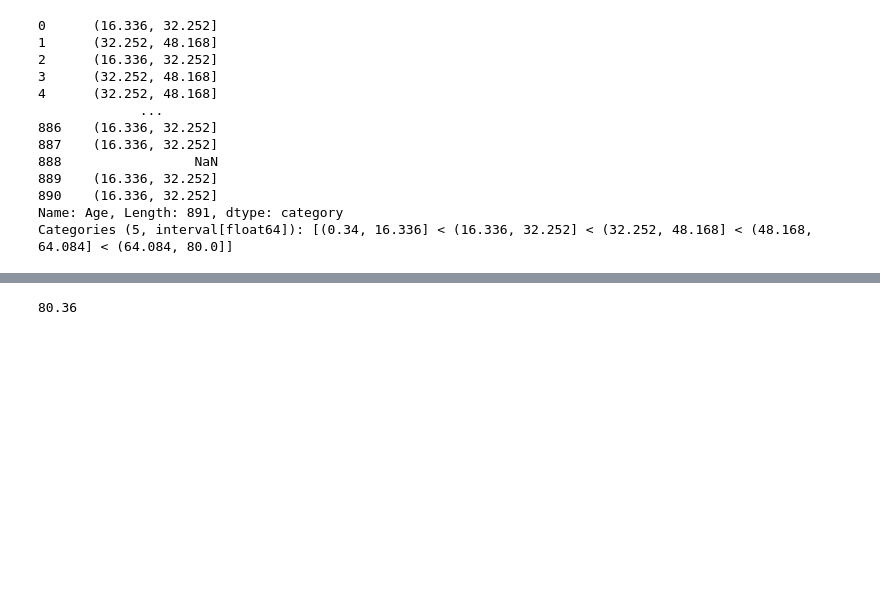
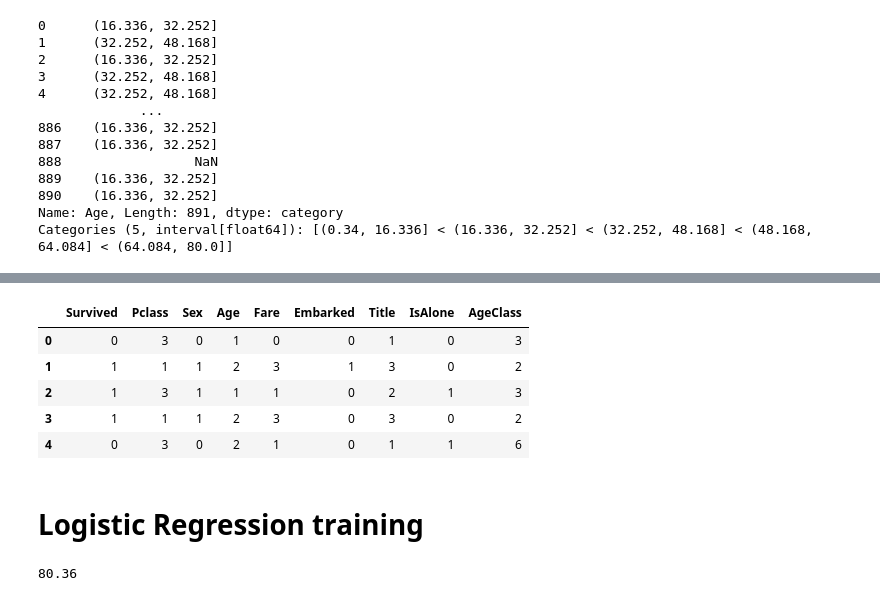
Before and after one commit to unit8co/medium-titanic-he, a Jupyter notebook: titanic_he.ipynb, the cells around one changed output, grey strips where cells are left out. Saved outputs shown, nothing was run; the diff lists cells and outputs as text; code cells hidden in the pictures; blank space fills up the shorter version.

Commit message:
dataframe displayed

```diff
--- a/titanic_he.ipynb
+++ b/titanic_he.ipynb
@@ -269,8 +270,28 @@ def get_testds():
     passengers = add_features(passengers)
 
     return split_logits_labels(passengers, entire_df_size)
+# %%
+passengers = pd.read_csv('train.csv')
+entire_df_size = len(passengers)
+
+passengers = cuantify_columns(passengers)
+passengers = clean_unnessesary_columns(passengers)
+passengers = clean_nan_values(passengers)
+passengers = add_title_feature(passengers)
+passengers = split_into_bands(passengers)
+passengers = add_features(passengers)
+passengers.head()
+# %% [output]
+|  | Survived | Pclass | Sex | Age | Fare | Embarked | Title | IsAlone | AgeClass |
+| 0 | 0 | 3 | 0 | 1 | 0 | 0 | 1 | 0 | 3 |
+| 1 | 1 | 1 | 1 | 2 | 3 | 1 | 3 | 0 | 2 |
+| 2 | 1 | 3 | 1 | 1 | 1 | 0 | 2 | 1 | 3 |
+| 3 | 1 | 1 | 1 | 2 | 3 | 0 | 3 | 0 | 2 |
+| 4 | 0 | 3 | 0 | 2 | 1 | 0 | 1 | 1 | 6 |
 # %%
 logits, labels = get_trainds()
 test_x, test_y = get_testds()
+# %% [markdown]
+# Logistic Regression training
 # %%
 #LR with sklearn
```
Also changed, not shown: parts of 9 cells of this notebook.
